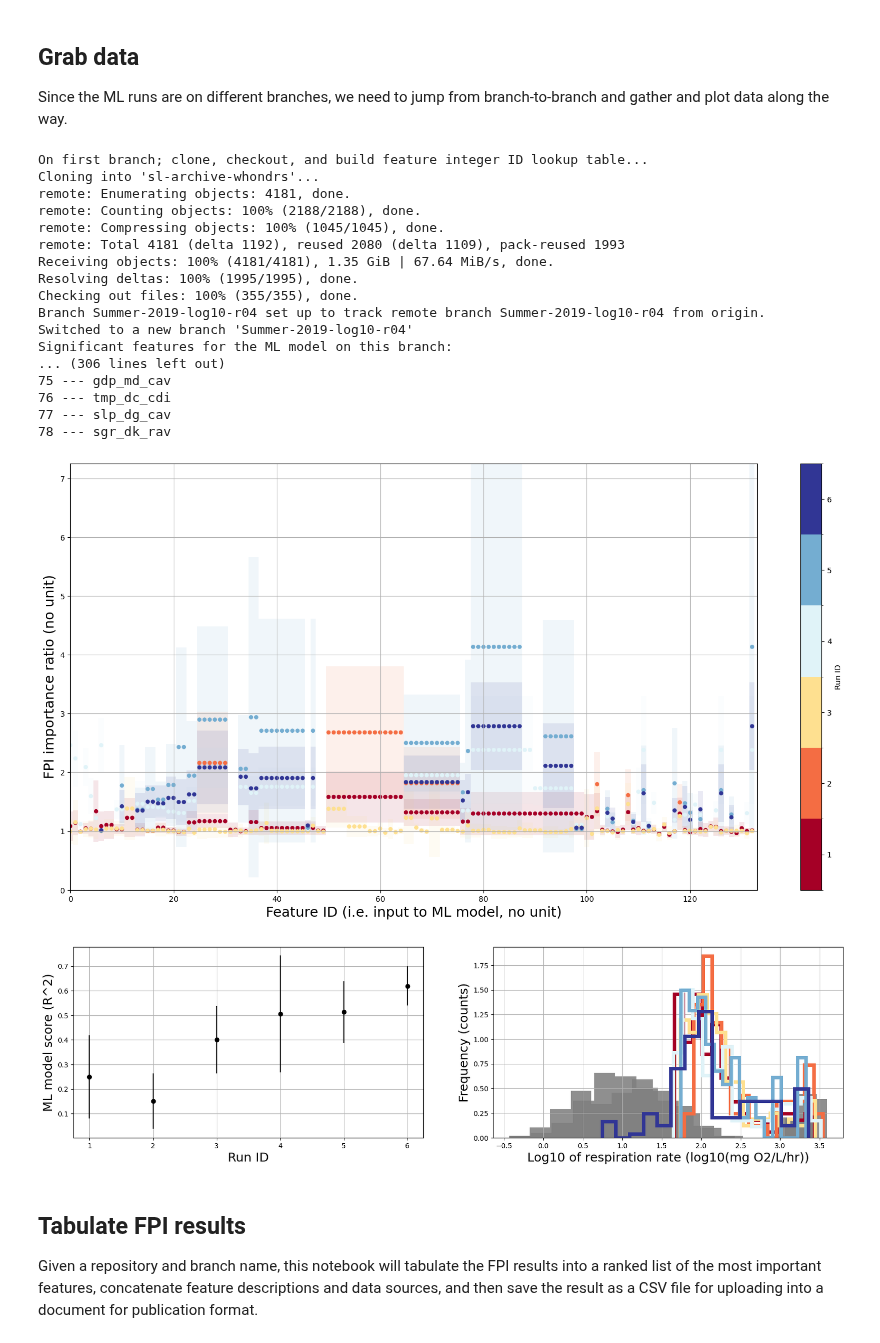
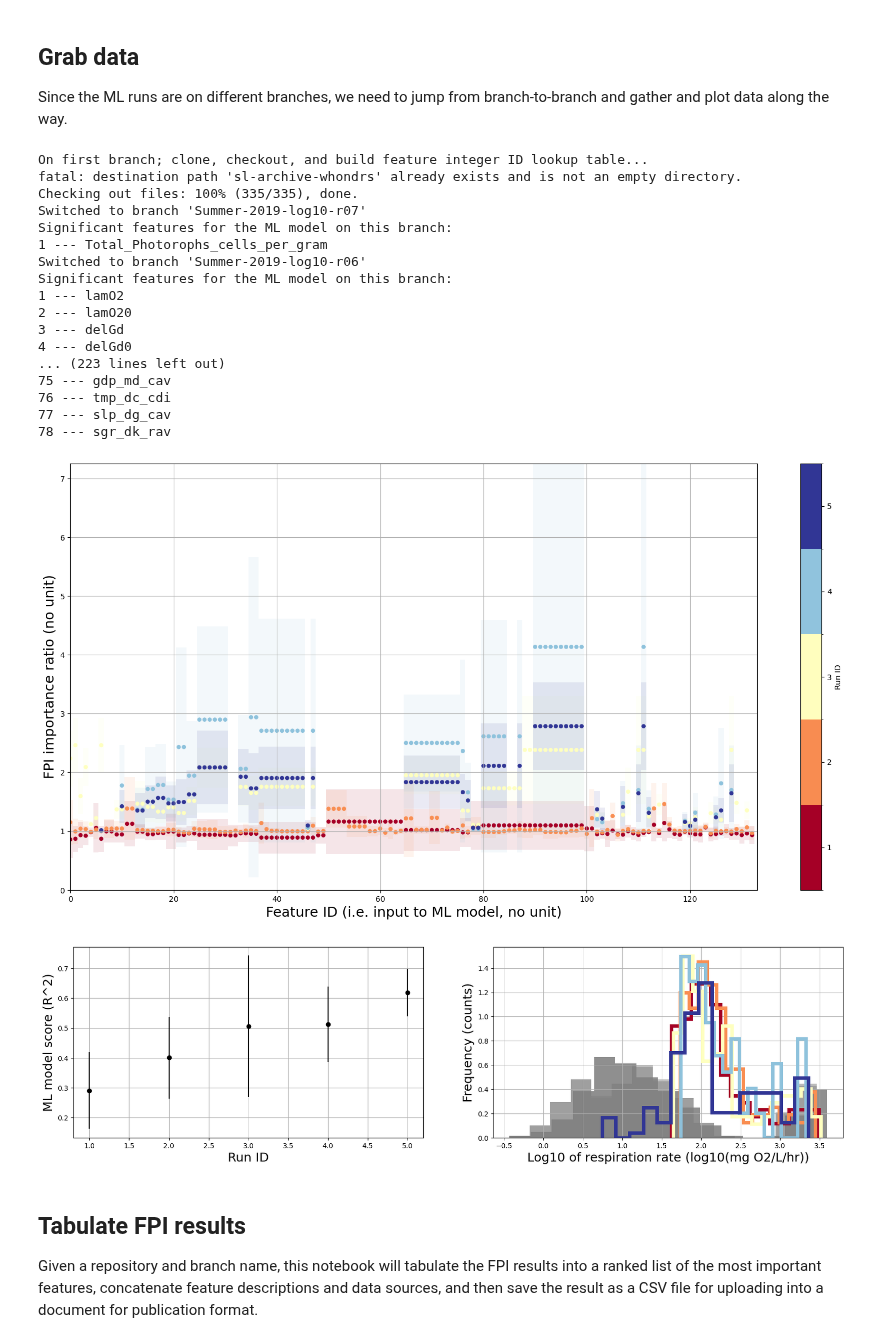
Before and after one commit to parallelworks/sl-archive-whondrs, a Jupyter notebook: examples/fig04-05-06-ML-results.ipynb, the cells around one changed output. Cells and saved outputs as stored; diff of their text form; code cells hidden in the pictures.

```diff
--- a/examples/fig04-05-06-ML-results.ipynb
+++ b/examples/fig04-05-06-ML-results.ipynb
@@ -75,6 +73,10 @@ Since the ML runs are on different branches, we need to jump from branch-to-bran
 # r05 - subset of features (35 - based on r04), FPI cutoff = 0.7
 # r05b - repeat r05
 # r06 - repeat r04 but with FPI cutoff = 0.9
+# r07 - repeat r04 but without duplicate points, FPI cutoff = 0.7
+#       All previous branches in Summer-2019-log10-r* series suffer
+#       from duplicate data points in training set due to duplicate NPOC data.
+#       This issue has been resolved moving forward.
 
 # Merged S19S-SSS data: S19S-SSS-log10-rXX branches
 # S19S-SSS-log10-r01 - merged S19S-SSS data with no FTICR, all 145 input vars, FPI cutoff = 0.7
@@ -87,7 +89,7 @@ Since the ML runs are on different branches, we need to jump from branch-to-bran
 # S19S-SSS-log10-r02b - repeatability test for r02.
 
 #list_branches = ['Summer-2019-log10-r04', 'Summer-2019-log10-r03','Summer-2019-log10-r05','Summer-2019-log10-r05b']
-list_branches = ['Summer-2019-log10-r04','Summer-2019-log10-r05','Summer-2019-log10-r06','S19S-SSS-log10-r02','S19S-SSS-log10-extrap-r01','S19S-SSS-nolog-extrap-r01']
+list_branches = ['Summer-2019-log10-r07','Summer-2019-log10-r06','S19S-SSS-log10-r02','S19S-SSS-log10-extrap-r01','S19S-SSS-nolog-extrap-r01']
 fpi_max = 0.0
 
 # Initialize empty dataframes
@@ -274,45 +276,45 @@ for ll,branch in enumerate(list_branches):
     # Some predictions are not included in unfiltered_predict_output_avg.csv
     # due to the built-in filters for oxygen and missing values in the PCA step.
     # Predictions are still made at those sites by replacing missing values with
     # mean values so we can use sl_predictions.csv instead. But that is SL by SL.
     predict_all = pd.read_csv(repo_prefix+repo_name+'/output_data/unfiltered_predict_output_avg.csv')
     predict_hist[branch] = predict_all['Normalized_Respiration_Rate_mg_DO_per_H_per_L_sediment']
 
 # Done with looping over branches
 
 # Scatter color plot the means
 # Note that I need to scale the color data manually so it matches
 # the colormap I set above.
 ax.scatter(scatter_id,scatter_mean,s=scatter_size,c=cmap((np.array(scatter_color, dtype='float32') - 1)/(len(list_branches) - 1)))
 
 ax.grid()
 
 plt.xlim(0,len(feature_id_name_dict))
 plt.ylim(0,fpi_max)
 
 plt.xlabel('Feature ID (i.e. input to ML model, no unit)', fontsize=18)
 plt.ylabel('FPI importance ratio (no unit)', fontsize=18)
 
 plt.savefig('fig06-FPI-summary.pdf')
 # %% [output]
 On first branch; clone, checkout, and build feature integer ID lookup table...
-Cloning into 'sl-archive-whondrs'...
-remote: Enumerating objects: 4181, done.
-remote: Counting objects: 100% (2188/2188), done.
-remote: Compressing objects: 100% (1045/1045), done.
-remote: Total 4181 (delta 1192), reused 2080 (delta 1109), pack-reused 1993
-Receiving objects: 100% (4181/4181), 1.35 GiB | 67.64 MiB/s, done.
-Resolving deltas: 100% (1995/1995), done.
-Checking out files: 100% (355/355), done.
-Branch Summer-2019-log10-r04 set up to track remote branch Summer-2019-log10-r04 from origin.
-Switched to a new branch 'Summer-2019-log10-r04'
+fatal: destination path 'sl-archive-whondrs' already exists and is not an empty directory.
+Checking out files: 100% (335/335), done.
+Switched to branch 'Summer-2019-log10-r07'
 Significant features for the ML model on this branch:
-... (306 lines left out)
+1 --- Total_Photorophs_cells_per_gram
+Switched to branch 'Summer-2019-log10-r06'
+Significant features for the ML model on this branch:
+1 --- lamO2
+2 --- lamO20
+3 --- delGd
+4 --- delGd0
+... (223 lines left out)
 75 --- gdp_md_cav
 76 --- tmp_dc_cdi
 77 --- slp_dg_cav
 78 --- sgr_dk_rav
-[figure, old version]
+[figure, new version]
 # %%
 # Set up side-by-side plot
 fig, (ax0, ax1)  = plt.subplots(1,2,figsize=(20,5))
@@ -342,7 +344,7 @@ ax1.set_xlabel('Log10 of respiration rate (log10(mg O2/L/hr))', fontsize=18)
 
 plt.savefig('fig05-ML-summary.pdf')
 # %% [output]
-[figure, old version]
+[figure, new version]
 # %% [markdown]
 ## Tabulate FPI results
 
```
Also changed, not shown: parts of 4 cells of this notebook, 4 other files.
